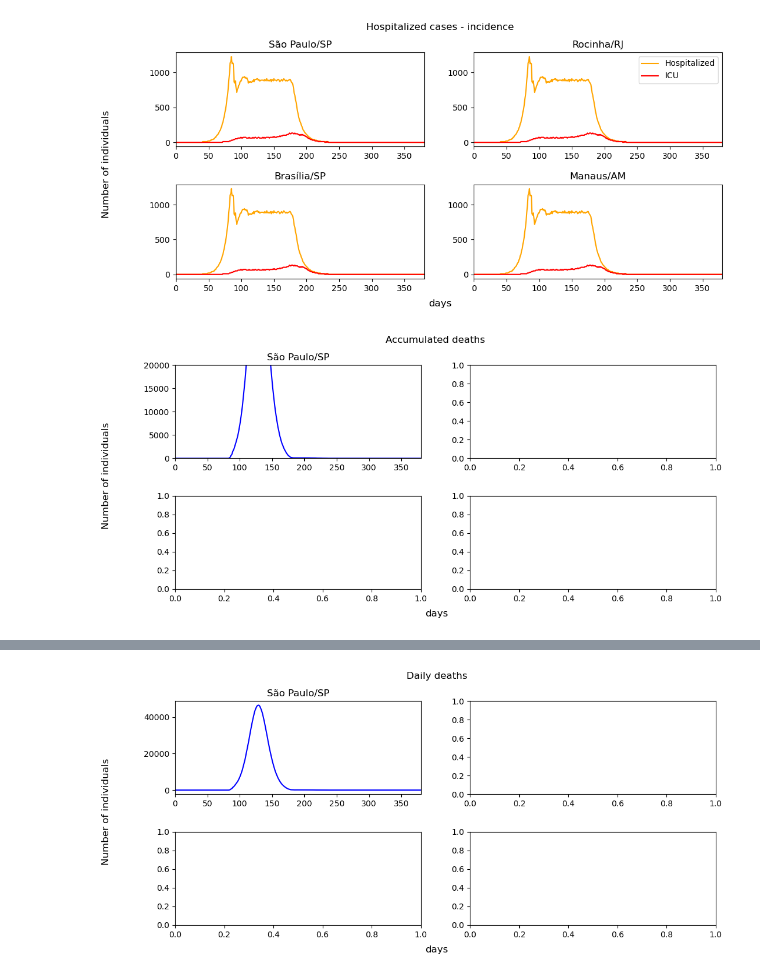
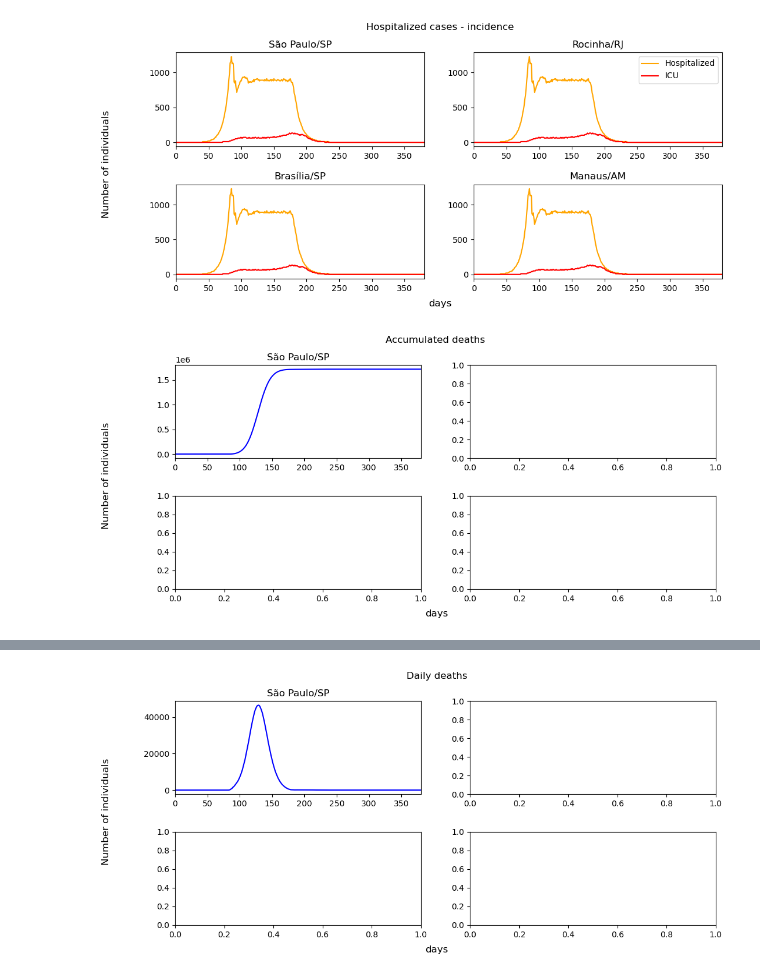
Before and after one commit to ViniciusAnjos/CUDAcovid-simulation, a Jupyter notebook: CudaRuntime1/covid.ipynb, the cells around one changed output, grey strips where cells are left out. Cells and saved outputs as stored; diff of their text form; code cells hidden in the pictures.

```diff
--- a/CudaRuntime1/covid.ipynb
+++ b/CudaRuntime1/covid.ipynb
@@ -164,26 +164,26 @@ plt.show()
 # %%
 area3 = plt.figure(figsize=(12,5))
 area3.suptitle('Accumulated deaths ')
 area3.supylabel('Number of individuals')
 area3.supxlabel('days')
 g1 = area3.add_subplot(2, 2, 1)
 g2 = area3.add_subplot(2, 2, 2)
 g3 = area3.add_subplot(2, 2, 3)
 g4 = area3.add_subplot(2, 2, 4)
 
 
 g1.plot(prev.days, prev['DeadCovid_Mean']*N, '-', color ='blue', label = 'Hospitalized')
 g1.set_title("São Paulo/SP")
 g1.set_xlim([0,380])
-g1.set_ylim([0,20000])
+
 
 
 
 area3.subplots_adjust(hspace = 0.4)
 
 plt.show()
 # %% [output]
-[figure, old version]
+[figure, new version]
 # %%
 plt.figure(figsize=(10,5))
 plt.title("Accumulated deaths")
```
Also changed, not shown: parts of 3 cells of this notebook, 31 other files.
